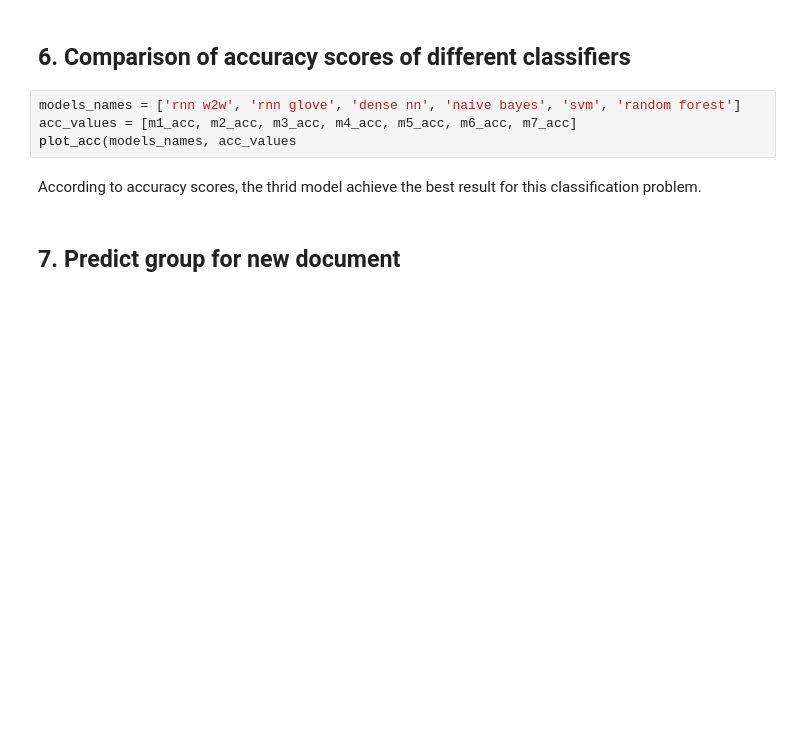
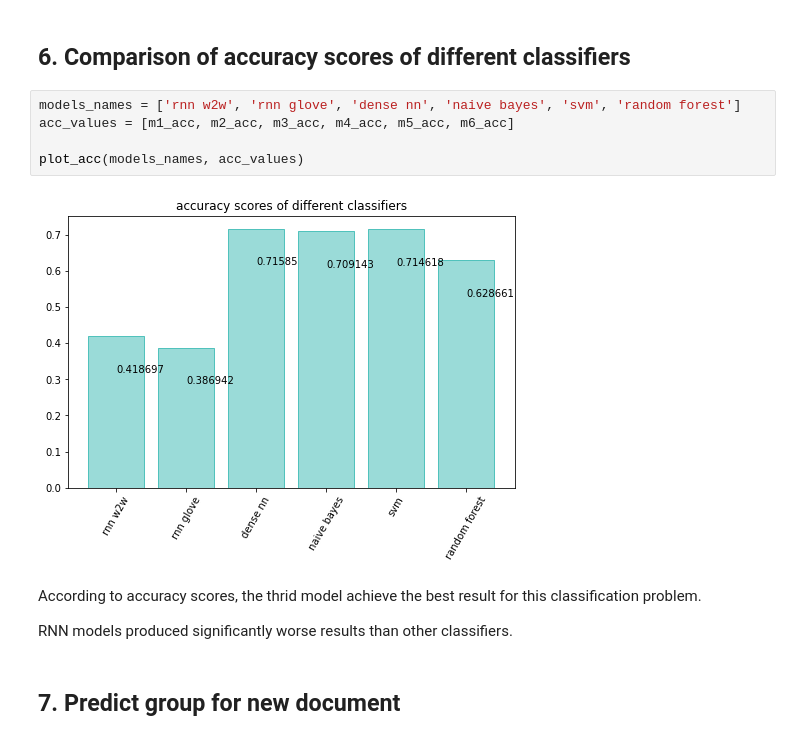
Before and after one commit to rysiak/multiclass-text-classification, a Jupyter notebook: project_multiclass.ipynb, the cells around one changed output. Drawn from its saved outputs; the diff is of its cells as text; blank space fills up the shorter version.

```diff
--- a/project_multiclass.ipynb
+++ b/project_multiclass.ipynb
@@ -802,9 +850,14 @@ m6_y_pred = grid_rf.best_estimator_.predict(x_test_ml)
 ## 6. Comparison of accuracy scores of different classifiers
 # %%
 models_names = ['rnn w2w', 'rnn glove', 'dense nn', 'naive bayes', 'svm', 'random forest']
-acc_values = [m1_acc, m2_acc, m3_acc, m4_acc, m5_acc, m6_acc, m7_acc]
-plot_acc(models_names, acc_values
+acc_values = [m1_acc, m2_acc, m3_acc, m4_acc, m5_acc, m6_acc]
+
+plot_acc(models_names, acc_values)
+# %% [output]
+[figure, added]
 # %% [markdown]
 According to accuracy scores, the thrid model achieve the best result for this classification problem.
+
+RNN models produced significantly worse results than other classifiers.
 # %% [markdown]
 ## 7. Predict group for new document
```
Also changed, not shown: parts of 15 cells of this notebook, 2 other files.
